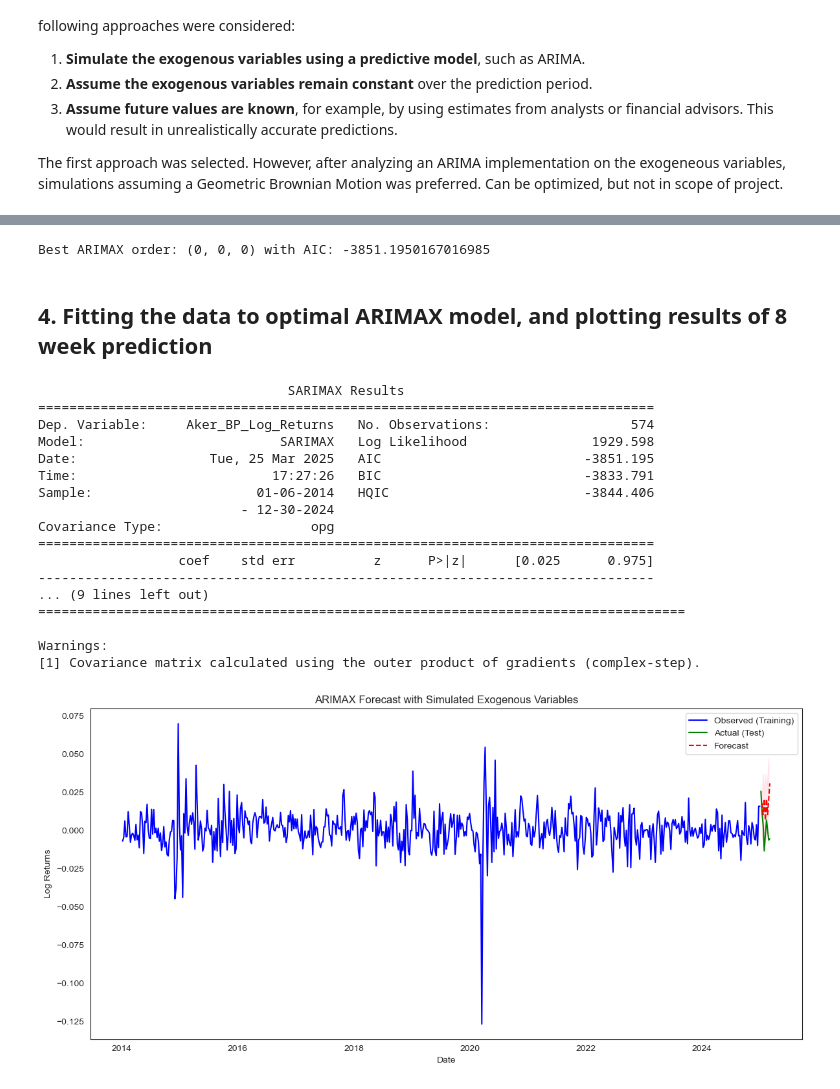
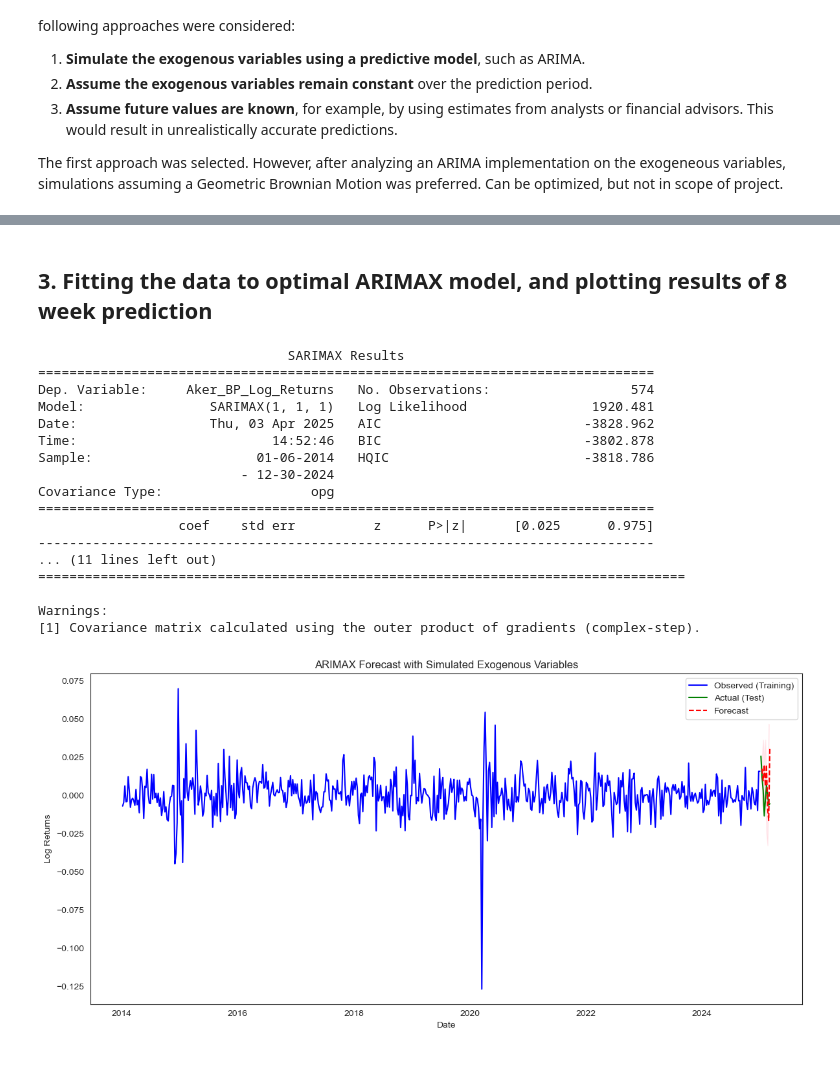
Before and after one commit to bjornhaalandoma/TIO4317_group5, a Jupyter notebook: all_code.ipynb, the cells around one changed output, grey strips where cells are left out. Saved outputs shown, nothing was run; the diff lists cells and outputs as text; code cells hidden in the pictures.

Commit message:
Correct SARIMAX parameters

```diff
--- a/all_code.ipynb
+++ b/all_code.ipynb
@@ -699,41 +696,5 @@ The best parameter combination was (0, 0, 0), with an AIC of -3851.20, indicatin
-# %%
-merged_df.index = pd.to_datetime(merged_df.index)
-merged_df = merged_df[~merged_df.index.duplicated(keep='first')]
-merged_df = merged_df.asfreq('W-MON')
-merged_df.ffill(inplace=True)
-merged_df.bfill(inplace=True)
-
-train_end = pd.to_datetime('2024-12-31')
-train_data = merged_df.loc[:train_end]
-test_data = merged_df.loc[train_end:]
-
-Y_train = train_data['Aker_BP_Log_Returns']
-X_train = train_data[['Oil_Price', 'OSEBX', 'US_Treasury']]
-
-import warnings
-warnings.filterwarnings("ignore")
-
-best_aic = float('inf')
-best_order = None
-
-for p in range(3):
-    for d in range(2):
-        for q in range(3):
-            try:
-                model = SARIMAX(Y_train, exog=X_train, order=(p, d, q),
-                                enforce_stationarity=False, enforce_invertibility=False)
-                results = model.fit(disp=False)
-                if results.aic < best_aic:
-                    best_aic = results.aic
-                    best_order = (p, d, q)
-            except:
-                continue
-
-print(f"Best ARIMAX order: {best_order} with AIC: {best_aic}")
-# %% [output]
-Best ARIMAX order: (0, 0, 0) with AIC: -3851.1950167016985
 # %% [markdown]
-## 4. Fitting the data to optimal ARIMAX model, and plotting results of 8 week prediction
+## 3. Fitting the data to optimal ARIMAX model, and plotting results of 8 week prediction
 # %%
 
 sns.set_style("white") # Defining style of plot
@@ -754,8 +715,7 @@ Y_train = train_data['Aker_BP_Log_Returns']
 X_train = train_data[['Oil_Price', 'OSEBX', 'US_Treasury']]
 
 
-# Using the optimal parameters, the SARIMAX (Seasonal Arimax)
-order = (0,0,0)
+order = (1,1,1)
 model = SARIMAX(Y_train, exog=X_train, order=order, enforce_stationarity=False, enforce_invertibility=False)
 results = model.fit()
 
@@ -779,39 +739,39 @@ forecast_df = pd.DataFrame({
     'Forecast': forecast.predicted_mean.values,
     'Lower CI': forecast.conf_int().iloc[:, 0],
     'Upper CI': forecast.conf_int().iloc[:, 1]
 }, index=forecast_dates)
 
 
 plt.figure(figsize=(12, 6))
 sns.lineplot(x=train_data.index, y=train_data['Aker_BP_Log_Returns'], label='Observed (Training)', color='blue')
 sns.lineplot(x=test_data.index, y=test_data['Aker_BP_Log_Returns'], label='Actual (Test)', color='green')
 sns.lineplot(x=forecast_df.index, y=forecast_df['Forecast'], linestyle='dashed', color='red', label='Forecast')
 plt.fill_between(forecast_df.index, forecast_df['Lower CI'], forecast_df['Upper CI'], color='pink', alpha=0.3)
 plt.title('ARIMAX Forecast with Simulated Exogenous Variables')
 plt.xlabel('Date')
 plt.ylabel('Log Returns')
 plt.legend()
 plt.tight_layout()
 plt.show()
 # %% [output]
                                 SARIMAX Results
 ===============================================================================
 Dep. Variable:     Aker_BP_Log_Returns   No. Observations:                  574
-Model:                         SARIMAX   Log Likelihood                1929.598
-Date:                 Tue, 25 Mar 2025   AIC                          -3851.195
-Time:                         17:27:26   BIC                          -3833.791
-Sample:                     01-06-2014   HQIC                         -3844.406
+Model:                SARIMAX(1, 1, 1)   Log Likelihood                1920.481
+Date:                 Thu, 03 Apr 2025   AIC                          -3828.962
+Time:                         14:52:46   BIC                          -3802.878
+Sample:                     01-06-2014   HQIC                         -3818.786
                           - 12-30-2024
 Covariance Type:                   opg
 ===============================================================================
                   coef    std err          z      P>|z|      [0.025      0.975]
 -------------------------------------------------------------------------------
-... (9 lines left out)
+... (11 lines left out)
 ===================================================================================
 
 Warnings:
 [1] Covariance matrix calculated using the outer product of gradients (complex-step).
-[figure, old version]
+[figure, new version]
 # %%
 # Only the test period is plotted
 
```
Also changed, not shown: parts of 5 cells of this notebook.
